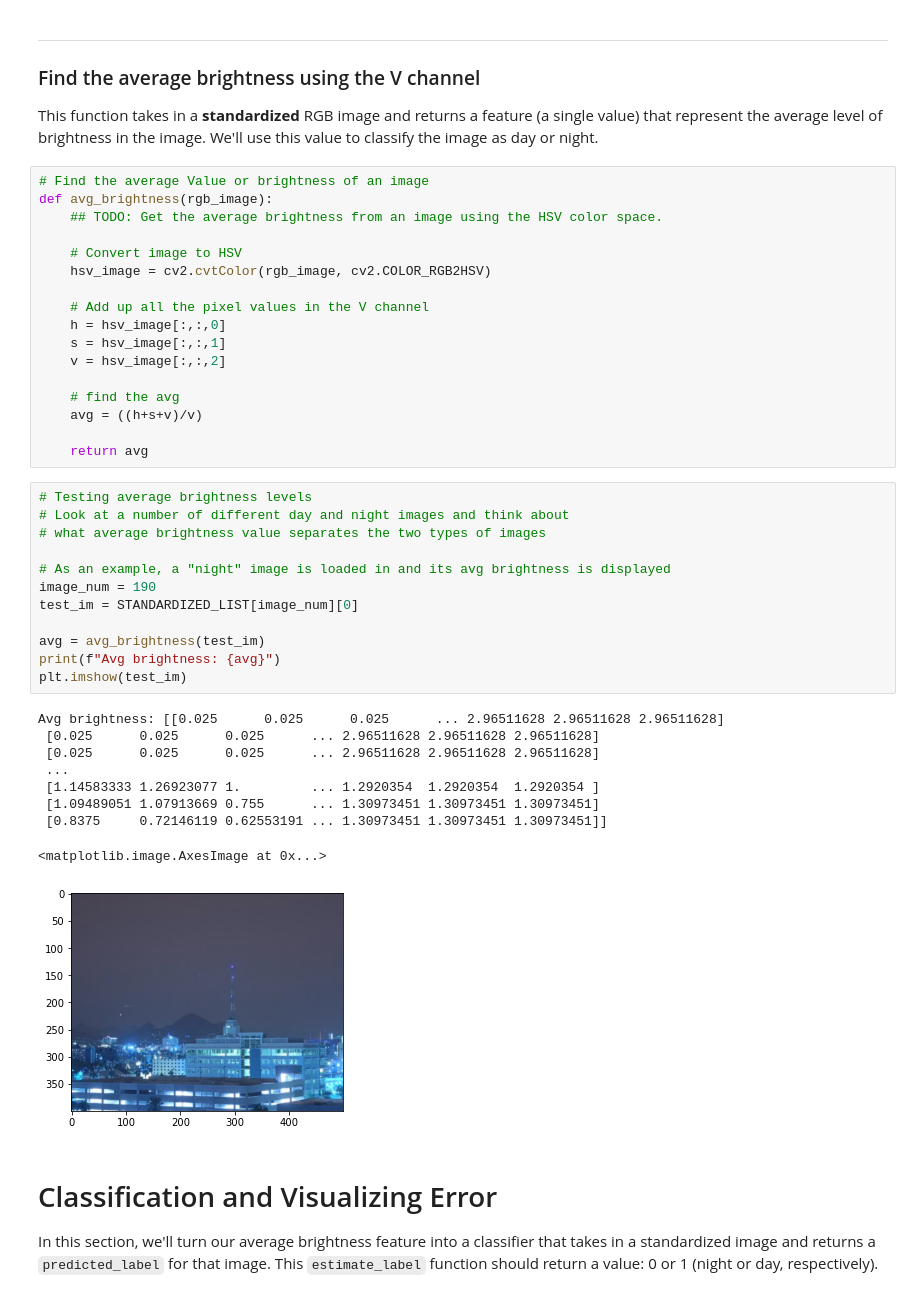
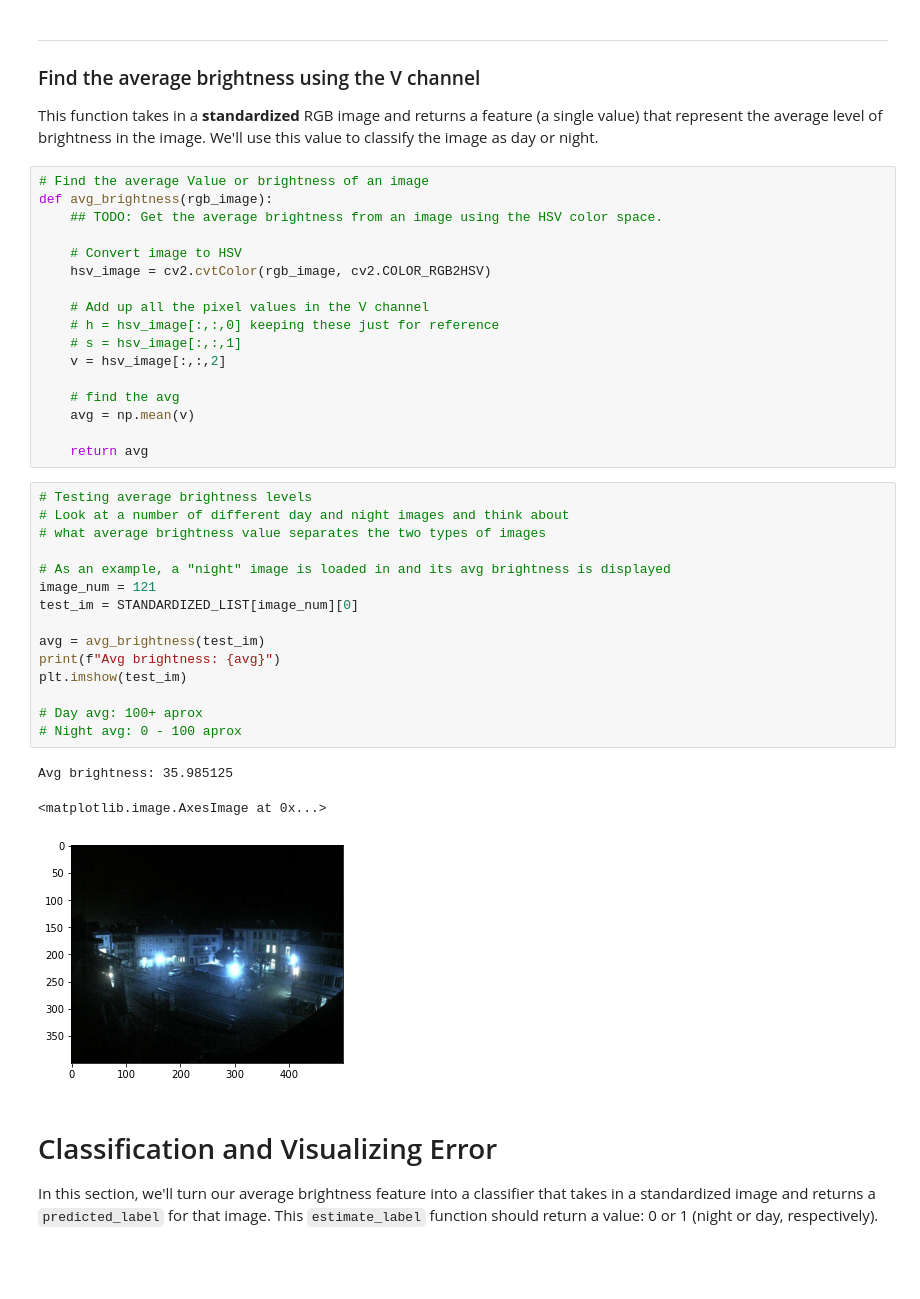
Before and after one commit to marcefuentesl/Computer-Vision, a Jupyter notebook: Assignments/A2. CV. Basic Image Classification.ipynb, the cells around one changed output. Drawn from its saved outputs; the diff is of its cells as text; blank space fills up the shorter version.

```diff
--- a/Assignments/A2. CV. Basic Image Classification.ipynb
+++ b/Assignments/A2. CV. Basic Image Classification.ipynb
@@ -162,36 +162,33 @@ def avg_brightness(rgb_image):
     hsv_image = cv2.cvtColor(rgb_image, cv2.COLOR_RGB2HSV)
 
     # Add up all the pixel values in the V channel
-    h = hsv_image[:,:,0]
-    s = hsv_image[:,:,1]
+    # h = hsv_image[:,:,0] keeping these just for reference
+    # s = hsv_image[:,:,1]
     v = hsv_image[:,:,2]
 
     # find the avg
-    avg = ((h+s+v)/v)
+    avg = np.mean(v)
 
     return avg
 # %%
 # Testing average brightness levels
 # Look at a number of different day and night images and think about
 # what average brightness value separates the two types of images
 
 # As an example, a "night" image is loaded in and its avg brightness is displayed
-image_num = 190
+image_num = 121
 test_im = STANDARDIZED_LIST[image_num][0]
 
 avg = avg_brightness(test_im)
 print(f"Avg brightness: {avg}")
 plt.imshow(test_im)
+
+# Day avg: 100+ aprox
+# Night avg: 0 - 100 aprox
 # %% [output]
-Avg brightness: [[0.025      0.025      0.025      ... 2.96511628 2.96511628 2.96511628]
- [0.025      0.025      0.025      ... 2.96511628 2.96511628 2.96511628]
- [0.025      0.025      0.025      ... 2.96511628 2.96511628 2.96511628]
- ...
- [1.14583333 1.26923077 1.         ... 1.2920354  1.2920354  1.2920354 ]
- [1.09489051 1.07913669 0.755      ... 1.30973451 1.30973451 1.30973451]
- [0.8375     0.72146119 0.62553191 ... 1.30973451 1.30973451 1.30973451]]
+Avg brightness: 35.985125
 <matplotlib.image.AxesImage at 0x...>
-[figure, old version]
+[figure, new version]
 # %% [markdown]
 # Classification and Visualizing Error
 
```
Also changed, not shown: parts of 4 cells of this notebook.
